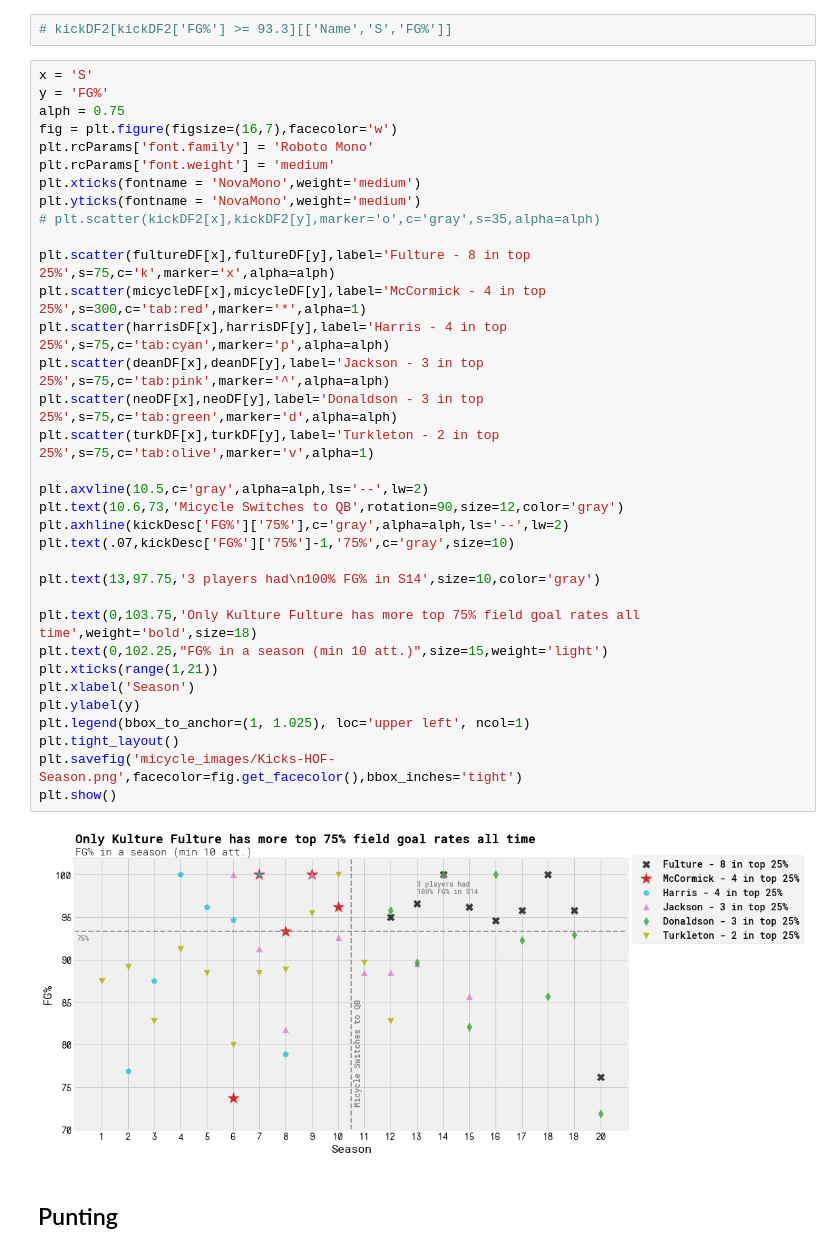
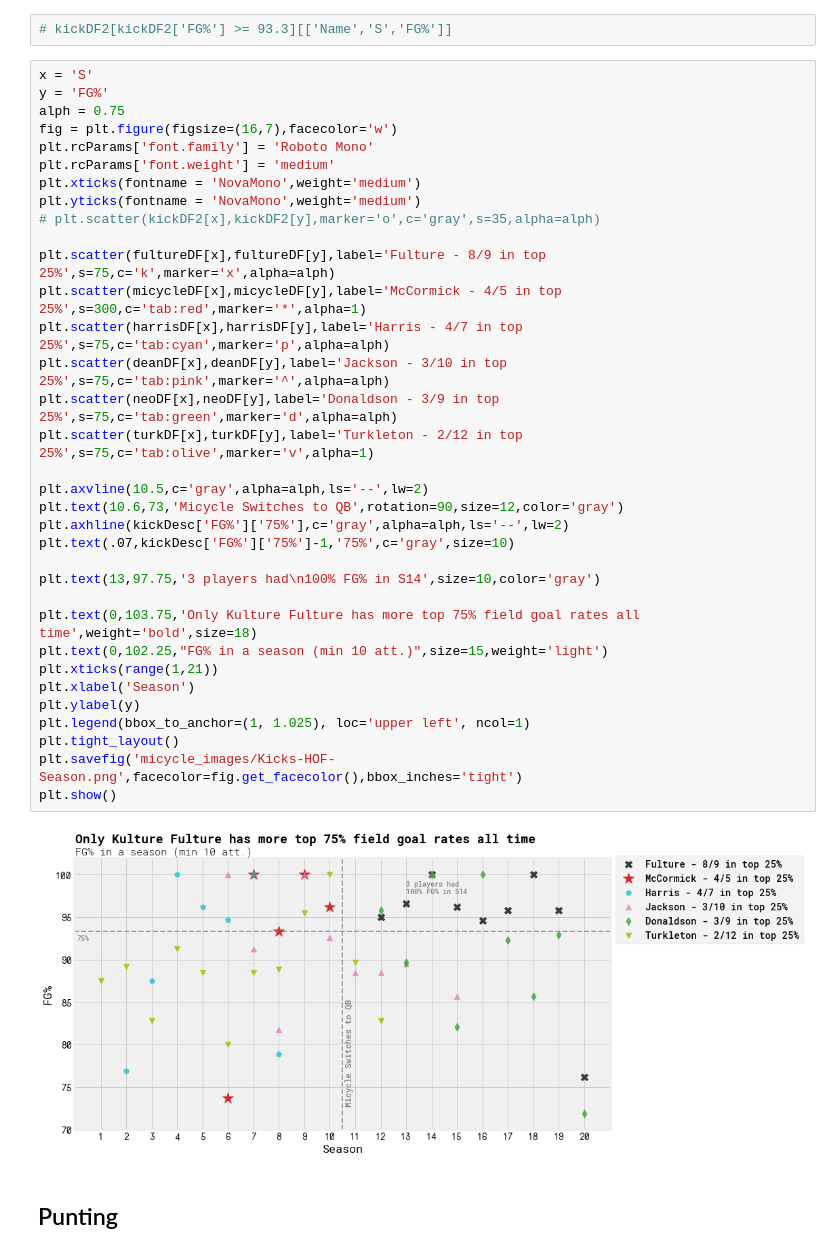
Before and after one commit to infinitempg/kicker-correlations, a Jupyter notebook: micycle.ipynb, the cells around one changed output. Cells and saved outputs as stored; diff of their text form.

Commit message:
micycle

```diff
--- a/micycle.ipynb
+++ b/micycle.ipynb
@@ -69,39 +100,39 @@ plt.show()
 # %%
 x = 'S'
 y = 'FG%'
 alph = 0.75
 fig = plt.figure(figsize=(16,7),facecolor='w')
 plt.rcParams['font.family'] = 'Roboto Mono'
 plt.rcParams['font.weight'] = 'medium'
 plt.xticks(fontname = 'NovaMono',weight='medium')
 plt.yticks(fontname = 'NovaMono',weight='medium')
 # plt.scatter(kickDF2[x],kickDF2[y],marker='o',c='gray',s=35,alpha=alph)
 
-plt.scatter(fultureDF[x],fultureDF[y],label='Fulture - 8 in top 25%',s=75,c='k',marker='x',alpha=alph)
-plt.scatter(micycleDF[x],micycleDF[y],label='McCormick - 4 in top 25%',s=300,c='tab:red',marker='*',alpha=1)
-plt.scatter(harrisDF[x],harrisDF[y],label='Harris - 4 in top 25%',s=75,c='tab:cyan',marker='p',alpha=alph)
-plt.scatter(deanDF[x],deanDF[y],label='Jackson - 3 in top 25%',s=75,c='tab:pink',marker='^',alpha=alph)
-plt.scatter(neoDF[x],neoDF[y],label='Donaldson - 3 in top 25%',s=75,c='tab:green',marker='d',alpha=alph)
-plt.scatter(turkDF[x],turkDF[y],label='Turkleton - 2 in top 25%',s=75,c='tab:olive',marker='v',alpha=1)
+plt.scatter(fultureDF[x],fultureDF[y],label='Fulture - 8/9 in top 25%',s=75,c='k',marker='x',alpha=alph)
+plt.scatter(micycleDF[x],micycleDF[y],label='McCormick - 4/5 in top 25%',s=300,c='tab:red',marker='*',alpha=1)
+plt.scatter(harrisDF[x],harrisDF[y],label='Harris - 4/7 in top 25%',s=75,c='tab:cyan',marker='p',alpha=alph)
+plt.scatter(deanDF[x],deanDF[y],label='Jackson - 3/10 in top 25%',s=75,c='tab:pink',marker='^',alpha=alph)
+plt.scatter(neoDF[x],neoDF[y],label='Donaldson - 3/9 in top 25%',s=75,c='tab:green',marker='d',alpha=alph)
+plt.scatter(turkDF[x],turkDF[y],label='Turkleton - 2/12 in top 25%',s=75,c='tab:olive',marker='v',alpha=1)
 
 plt.axvline(10.5,c='gray',alpha=alph,ls='--',lw=2)
 plt.text(10.6,73,'Micycle Switches to QB',rotation=90,size=12,color='gray')
 plt.axhline(kickDesc['FG%']['75%'],c='gray',alpha=alph,ls='--',lw=2)
 plt.text(.07,kickDesc['FG%']['75%']-1,'75%',c='gray',size=10)
 
 plt.text(13,97.75,'3 players had\n100% FG% in S14',size=10,color='gray')
 
 plt.text(0,103.75,'Only Kulture Fulture has more top 75% field goal rates all time',weight='bold',size=18)
 plt.text(0,102.25,"FG% in a season (min 10 att.)",size=15,weight='light')
 plt.xticks(range(1,21))
 plt.xlabel('Season')
 plt.ylabel(y)
 plt.legend(bbox_to_anchor=(1, 1.025), loc='upper left', ncol=1)
 plt.tight_layout()
 plt.savefig('micycle_images/Kicks-HOF-Season.png',facecolor=fig.get_facecolor(),bbox_inches='tight')
 plt.show()
 # %% [output]
-[figure, old version]
+[figure, new version]
 # %% [markdown]
 ## Punting
 # %%
```
Also changed, not shown: parts of 9 cells of this notebook, 1 other file.
